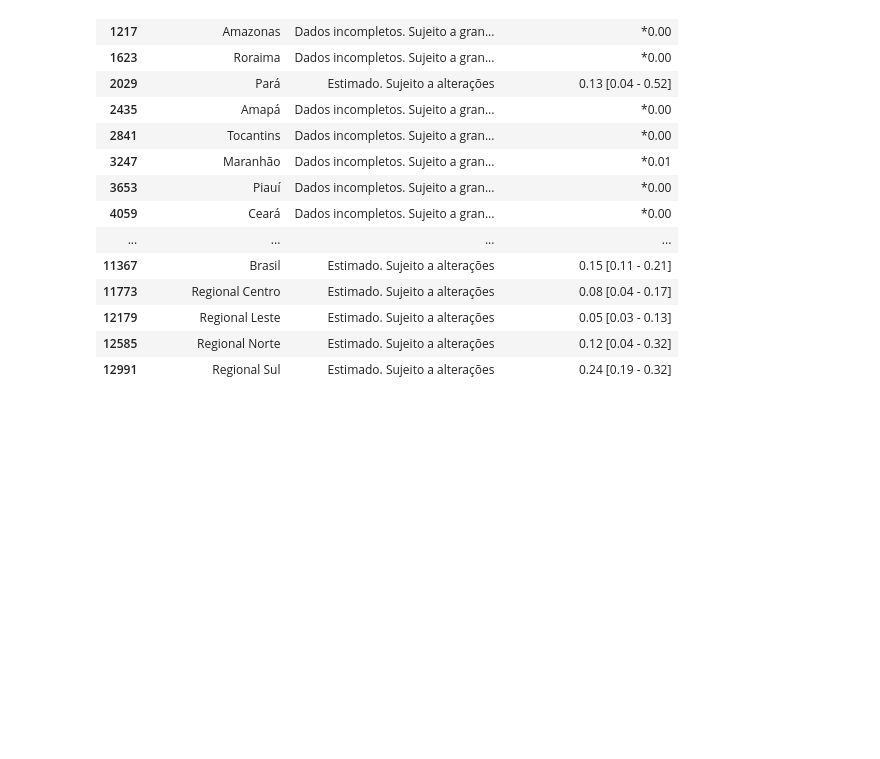
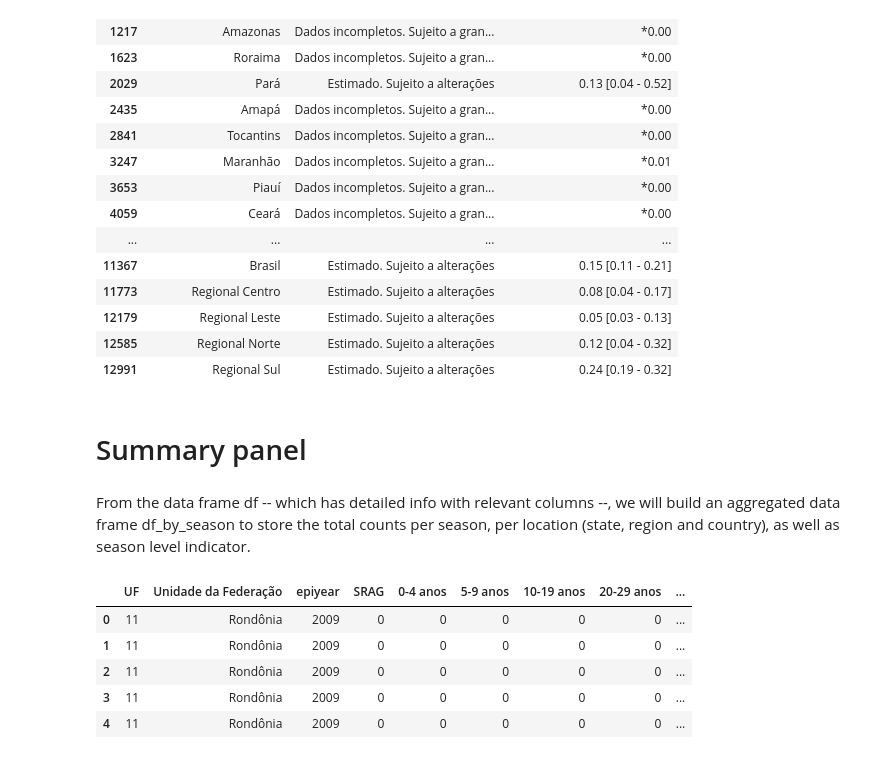
Before and after one commit to FluVigilanciaBR/fludashboard, a Jupyter notebook: Notebooks/incidence_and_age_weekly_panel.ipynb, the cells around one changed output. Saved outputs shown, nothing was run; the diff lists cells and outputs as text; code cells hidden in the pictures; blank space fills up the shorter version.

Commit message:
Added data frame structure for summary panel Fix #3

```diff
--- a/Notebooks/incidence_and_age_weekly_panel.ipynb
+++ b/Notebooks/incidence_and_age_weekly_panel.ipynb
@@ -281,3 +291,5 @@ plot_timeseries(df=df_tmp, dfthres=dfthres_tmp, dftyp=dftyp_tmp)
+# %%
+df['Level'] = df[list(level_dict.keys())].idxmax(axis=1)
 # %%
 season = 2016
 uf = 'Rio Grande do Sul'
@@ -394,3 +411,29 @@ df_table[['Unidade da Federação', 'Situação', 'Incidência (por 100 mil hab.
 | 12179 | Regional Leste | Estimado. Sujeito a alterações | 0.05 [0.03 - 0.13] |
 | 12585 | Regional Norte | Estimado. Sujeito a alterações | 0.12 [0.04 - 0.32] |
 | 12991 | Regional Sul | Estimado. Sujeito a alterações | 0.24 [0.19 - 0.32] |
+# %% [markdown]
+# Summary panel
+# %% [markdown]
+From the data frame df -- which has detailed info with relevant columns --, we will build an aggregated data frame df_by_season to store the total counts per season, per location (state, region and country), as well as season level indicator.
+# %%
+season_cols = ['UF', 'Unidade da Federação', 'epiyear', 'SRAG',
+             '0-4 anos', '5-9 anos', '10-19 anos', '20-29 anos', '30-39 anos',
+             '40-49 anos', '50-59 anos', '60+ anos', 'Tipo', 'Situation',
+             'Level']
+df_tmp = df[season_cols].copy()
+season_list = df_tmp.epiyear.unique()
+for season in season_list:
+    situation = list(df_tmp[df_tmp.epiyear==season].Situation.unique())
+    if ('unknown' in situation or 'estimate' in situation):
+        df_tmp.loc[df_tmp.epiyear == season, 'Situation'] = 'incomplete'
+    else:
+        df_tmp.loc[df_tmp.epiyear == season, 'Situation'] = 'stable'
+# %%
+df_tmp.head()
+# %% [output]
+|  | UF | Unidade da Federação | epiyear | SRAG | 0-4 anos | 5-9 anos | 10-19 anos | 20-29 anos | ... |
+| 0 | 11 | Rondônia | 2009 | 0 | 0 | 0 | 0 | 0 | ... |
+| 1 | 11 | Rondônia | 2009 | 0 | 0 | 0 | 0 | 0 | ... |
+| 2 | 11 | Rondônia | 2009 | 0 | 0 | 0 | 0 | 0 | ... |
+| 3 | 11 | Rondônia | 2009 | 0 | 0 | 0 | 0 | 0 | ... |
+| 4 | 11 | Rondônia | 2009 | 0 | 0 | 0 | 0 | 0 | ... |
```
Also changed, not shown: parts of 34 cells of this notebook.
